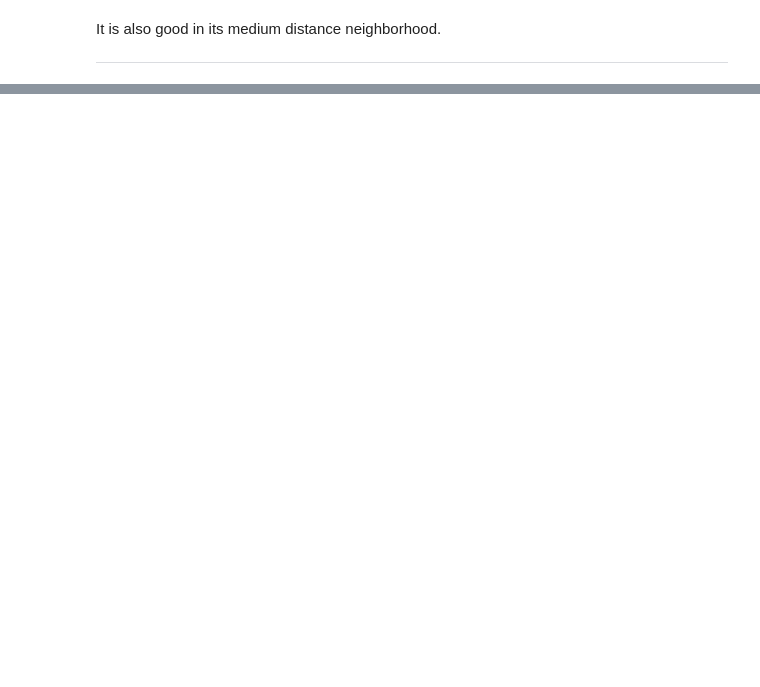
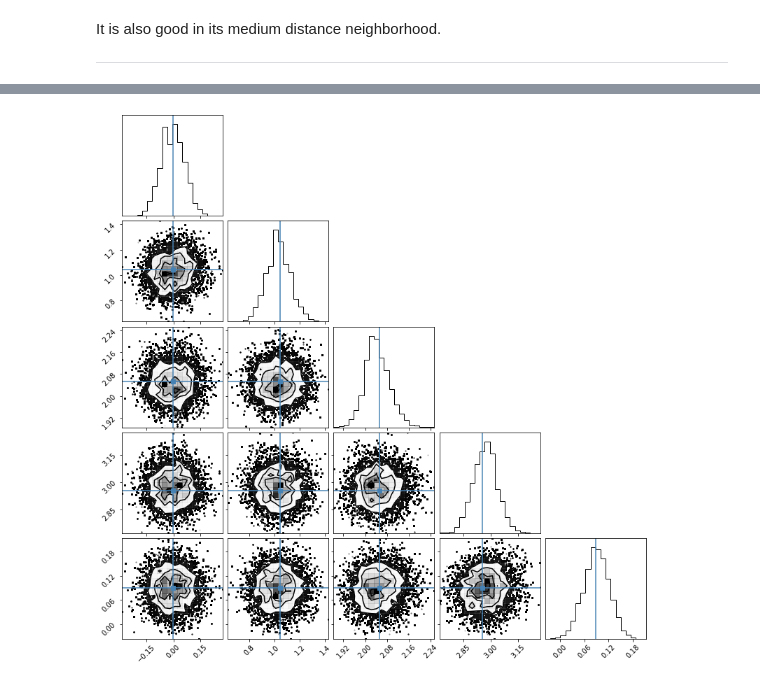
Before and after one commit to WangHaiYang874/ABC22, a Jupyter notebook: June 7 copy 2.ipynb, the cells around one changed output, grey strips where cells are left out. Cells and saved outputs as stored; diff of their text form; code cells hidden in the pictures; blank space fills up the shorter version.

```diff
--- a/June 7 copy 2.ipynb
+++ b/June 7 copy 2.ipynb
@@ -327,0 +345,8 @@ Text(0.5, 1.0, 'MPE est parameter v.s. True')
+# %%
+fig = corner.corner(
+    pst_samples[10000:],
+    labales = 'm0 m1 s0 s1 r'.split(),
+    truths = mpe_theta
+)
+# %% [output]
+[figure, added]
```
Also changed, not shown: parts of 15 cells of this notebook.
